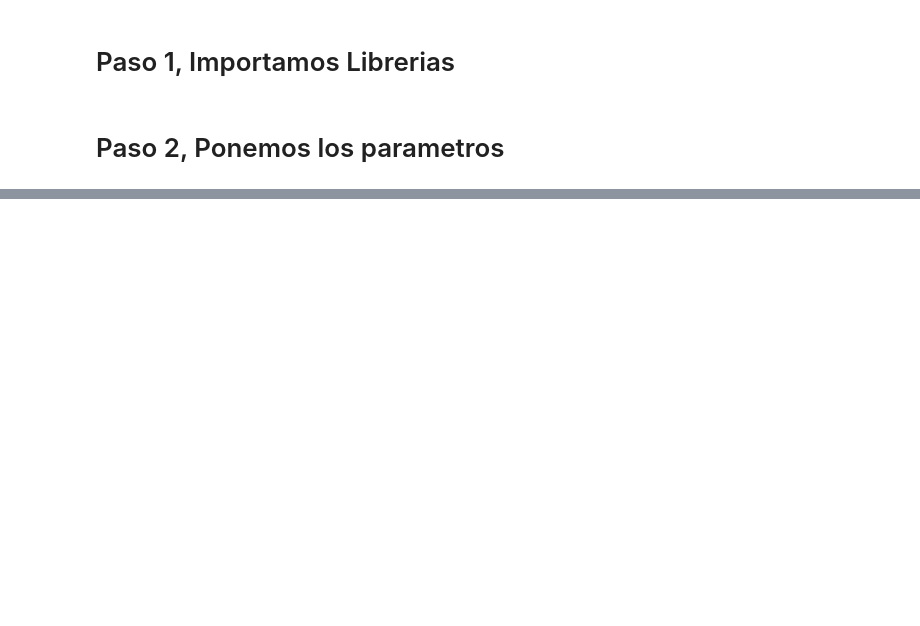
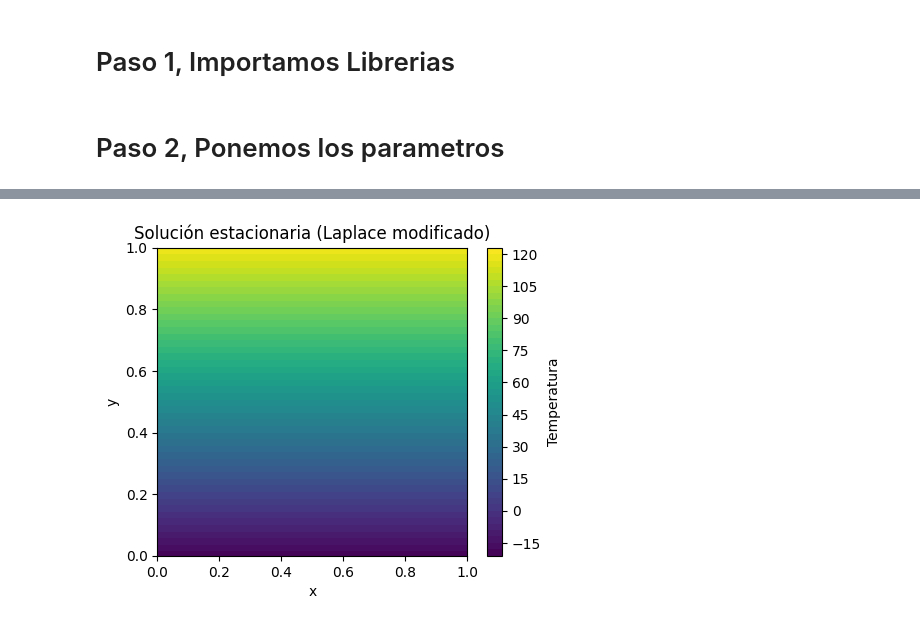
Before and after one commit to josean9/tarea-Simulacion, a Jupyter notebook: archivo.ipynb, the cells around one changed output, grey strips where cells are left out. Cells and saved outputs as stored; diff of their text form; code cells hidden in the pictures; blank space fills up the shorter version.

```diff
--- a/archivo.ipynb
+++ b/archivo.ipynb
@@ -107,0 +113,67 @@ plt.show()
+# %%
+import numpy as np
+import matplotlib.pyplot as plt
+
+# Parámetros de la malla y del problema (estacionario)
+Lx, Ly = 1.0, 1.0
+Nx, Ny = 50, 50           # número de nodos en x e y
+dx, dy = Lx/(Nx-1), Ly/(Ny-1)
+
+# Mapeo (i,j) -> p en el vector de incógnitas
+def idx(i, j):
+    return i * Ny + j
+
+# Construcción de la matriz A (N×N) y el vector b
+N = Nx * Ny
+A = np.zeros((N, N))
+b = np.zeros(N)
+
+for i in range(Nx):
+    for j in range(Ny):
+        p = idx(i, j)
+        # Condiciones de Dirichlet en y=0 y y=1
+        if j == 0:
+            A[p, p] = 1
+            b[p] = -20
+        elif j == Ny - 1:
+            A[p, p] = 1
+            b[p] = 120
+        else:
+            # Interior en y, puede ser Neumann en x=0 o x=1
+            # Coeficientes del stencil 5 puntos
+            # ∂²T/∂x² aproximado con Neumann: ghost -> reflejo
+            if i == 0:
+                A[p, p] += -2.0 / dx**2
+                A[p, idx(i + 1, j)] = 2.0 / dx**2
+            elif i == Nx - 1:
+                A[p, p] += -2.0 / dx**2
+                A[p, idx(i - 1, j)] = 2.0 / dx**2
+            else:
+                A[p, p] += -2.0 / dx**2
+                A[p, idx(i - 1, j)] = 1.0 / dx**2
+                A[p, idx(i + 1, j)] = 1.0 / dx**2
+
+            # ∂²T/∂y² interior
+            A[p, p] += -2.0 / dy**2
+            A[p, idx(i, j - 1)] = 1.0 / dy**2
+            A[p, idx(i, j + 1)] = 1.0 / dy**2
+
+# Resolución del sistema lineal
+T_vec = np.linalg.solve(A, b)
+T_stat = T_vec.reshape((Nx, Ny))
+
+# Coordenadas para graficar
+x = np.linspace(0, Lx, Nx)
+y = np.linspace(0, Ly, Ny)
+X, Y = np.meshgrid(x, y, indexing='ij')
+
+# Gráfica de la solución estacionaria
+plt.figure(figsize=(5, 4))
+plt.contourf(X, Y, T_stat, levels=50)
+plt.colorbar(label='Temperatura')
+plt.xlabel('x')
+plt.ylabel('y')
+plt.title('Solución estacionaria (Laplace modificado)')
+plt.show()
+# %% [output]
+[figure, added]
```
Also changed, not shown: parts of 4 cells of this notebook, 2 other files.
